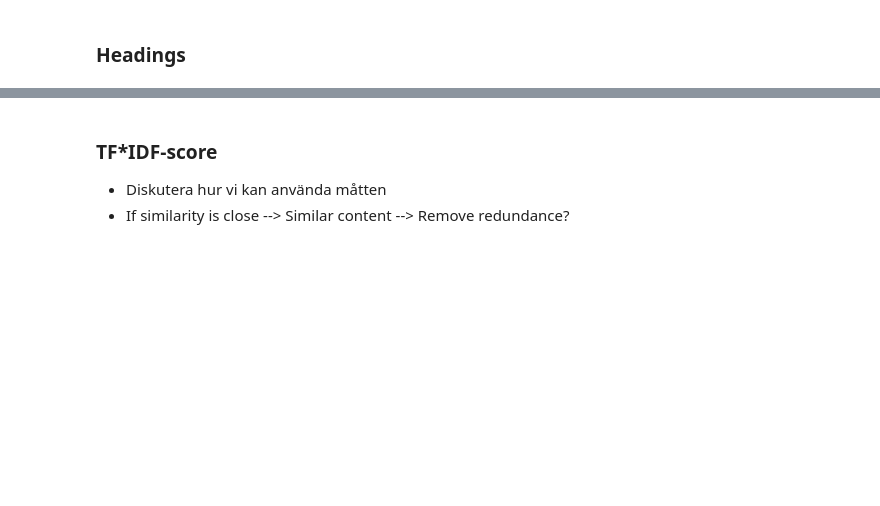
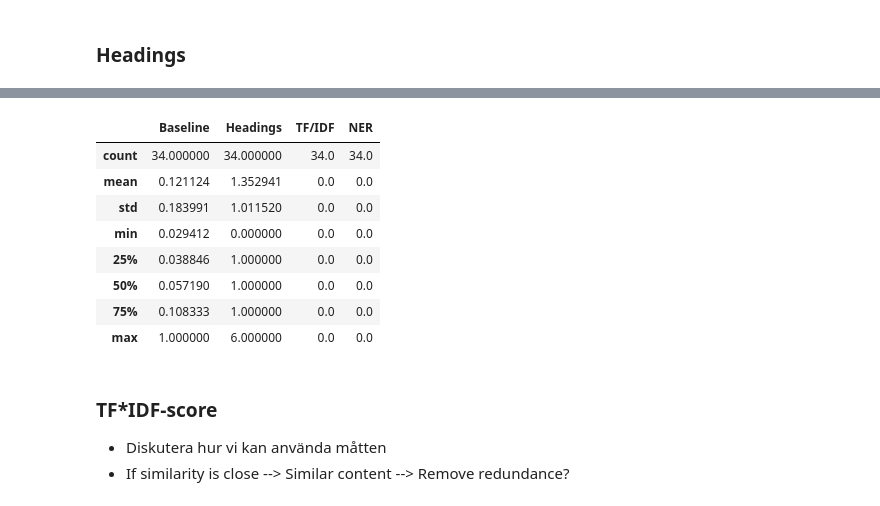
Before and after one commit to magneticmojo/swedish-news-article-summarization-jupyter-notebook, a Jupyter notebook: text_summarization.ipynb, the cells around one changed output, grey strips where cells are left out. Saved outputs shown, nothing was run; the diff lists cells and outputs as text; code cells hidden in the pictures; blank space fills up the shorter version.

```diff
--- a/text_summarization.ipynb
+++ b/text_summarization.ipynb
@@ -203,3 +209,23 @@ scores.describe()
+# %%
+# Ranking metric 2 --> Headings
+# Sets all 'Headings' scores to 0, mostly for testing so i can run this multiple times,
+# but also to make sure nothing weird has happened earlier in the code.
+scores['Headings'] = 0
+for i, sentence in enumerate(org_sentences):
+    for word in article.title.split(' '):
+        if word in sentence:
+            scores.at[i, 'Headings'] += 1
+scores.describe()
+# %% [output]
+|  | Baseline | Headings | TF/IDF | NER |
+| count | 34.000000 | 34.000000 | 34.0 | 34.0 |
+| mean | 0.121124 | 1.352941 | 0.0 | 0.0 |
+| std | 0.183991 | 1.011520 | 0.0 | 0.0 |
+| min | 0.029412 | 0.000000 | 0.0 | 0.0 |
+| 25% | 0.038846 | 1.000000 | 0.0 | 0.0 |
+| 50% | 0.057190 | 1.000000 | 0.0 | 0.0 |
+| 75% | 0.108333 | 1.000000 | 0.0 | 0.0 |
+| max | 1.000000 | 6.000000 | 0.0 | 0.0 |
 # %% [markdown]
 ### TF*IDF-score
 * Diskutera hur vi kan använda måtten
```
Also changed, not shown: parts of 5 cells of this notebook.
